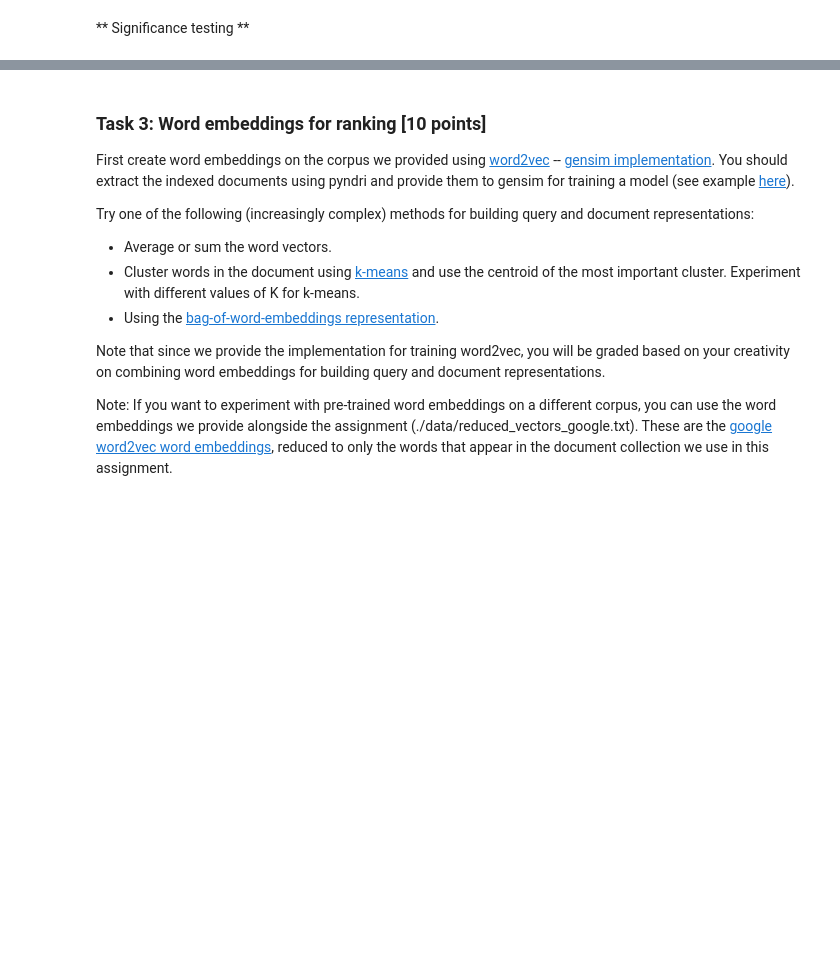
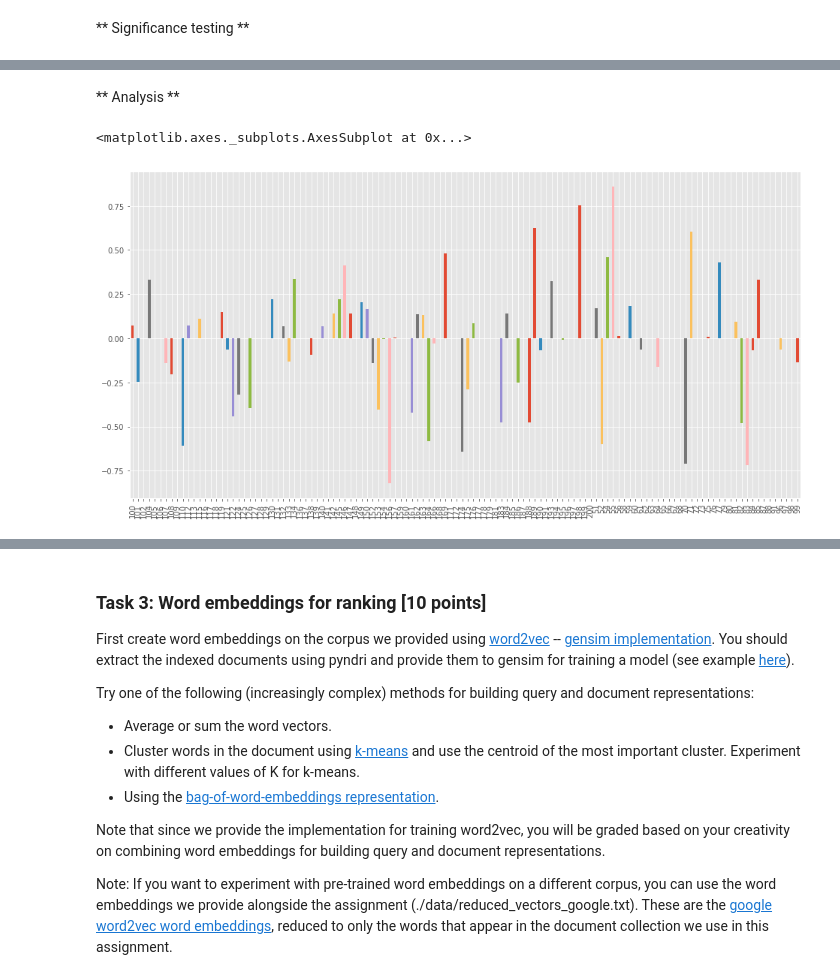
Before and after one commit to littlewine/search-struct-unstruct-data, a Jupyter notebook: assignment 1 Antonis.ipynb, the cells around one changed output, grey strips where cells are left out. Saved outputs shown, nothing was run; the diff lists cells and outputs as text; code cells hidden in the pictures; blank space fills up the shorter version.

```diff
--- a/assignment 1 Antonis.ipynb
+++ b/assignment 1 Antonis.ipynb
@@ -1457,0 +1468,7 @@ t_test(ndcg['lsi300'],ndcg['lda50'])
+# %% [markdown]
+** Analysis **
+# %%
+pd.Series(ndcg['lda50']-ndcg['lsi300']).plot(kind='bar')
+# %% [output]
+<matplotlib.axes._subplots.AxesSubplot at 0x...>
+[figure, added]
```
Also changed, not shown: parts of 43 cells of this notebook.
